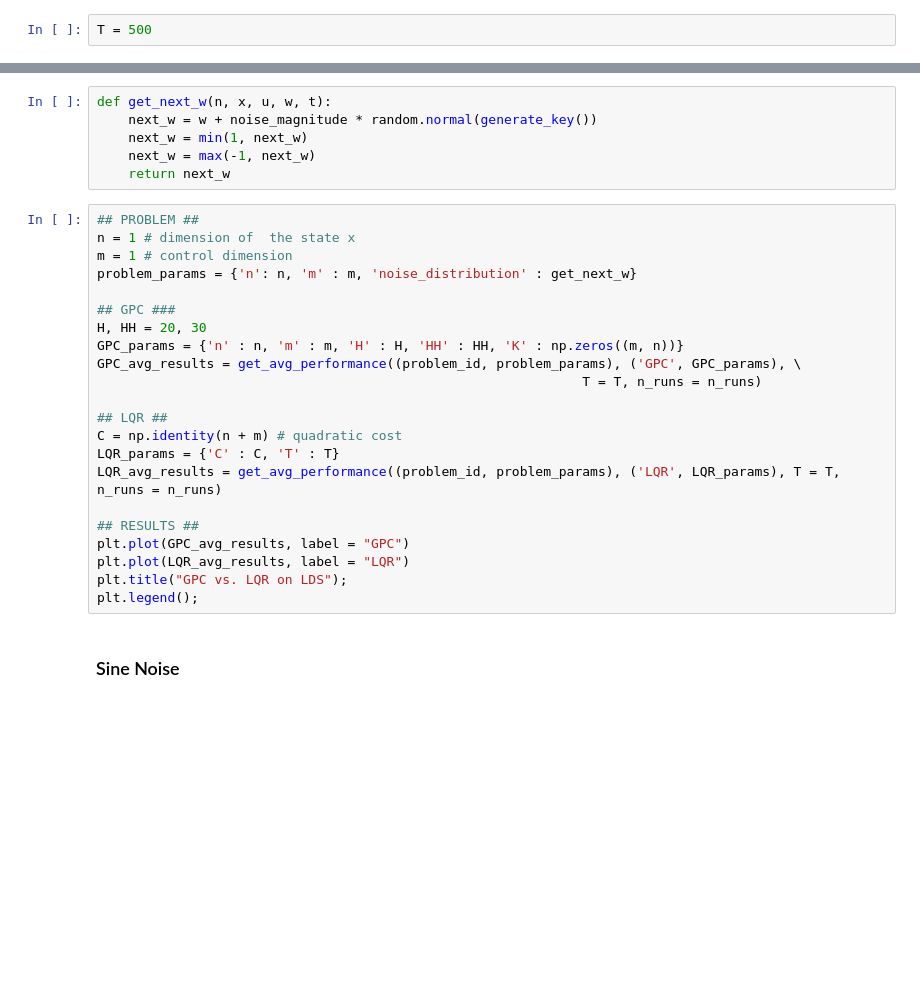
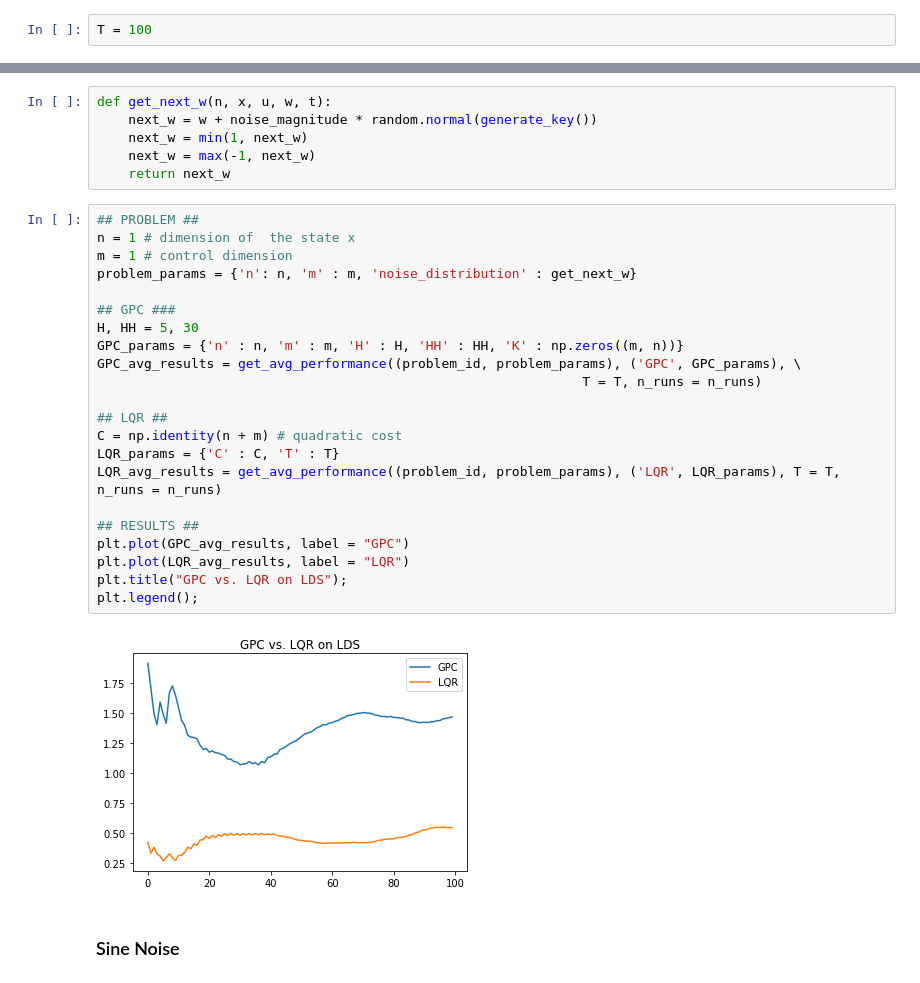
Before and after one commit to MinRegret/TigerControl, a Jupyter notebook: tutorials/notebooks/GPC for Dynamical Systems.ipynb, the cells around one changed output, grey strips where cells are left out. Cells and saved outputs as stored; diff of their text form; blank space fills up the shorter version.

```diff
--- a/tutorials/notebooks/GPC for Dynamical Systems.ipynb
+++ b/tutorials/notebooks/GPC for Dynamical Systems.ipynb
@@ -158,7 +158,7 @@ plt.legend();
 # %% [markdown]
 In the first setting, the noise terms are $w_{t+1} ∼ N(w_t,0.3^2)$, and are then clipped to the range [−1, 1].
 # %%
-T = 500
+T = 100
 # %%
 noise_magnitude = 0.3
 # %%
@@ -170,25 +170,27 @@ def get_next_w(n, x, u, w, t):
 # %%
 ## PROBLEM ##
 n = 1 # dimension of  the state x
 m = 1 # control dimension
 problem_params = {'n': n, 'm' : m, 'noise_distribution' : get_next_w}
 
 ## GPC ###
-H, HH = 20, 30
+H, HH = 5, 30
 GPC_params = {'n' : n, 'm' : m, 'H' : H, 'HH' : HH, 'K' : np.zeros((m, n))}
 GPC_avg_results = get_avg_performance((problem_id, problem_params), ('GPC', GPC_params), \
                                                               T = T, n_runs = n_runs)
 
 ## LQR ##
 C = np.identity(n + m) # quadratic cost
 LQR_params = {'C' : C, 'T' : T}
 LQR_avg_results = get_avg_performance((problem_id, problem_params), ('LQR', LQR_params), T = T, n_runs = n_runs)
 
 ## RESULTS ##
 plt.plot(GPC_avg_results, label = "GPC")
 plt.plot(LQR_avg_results, label = "LQR")
 plt.title("GPC vs. LQR on LDS");
 plt.legend();
+# %% [output]
+[figure, added]
 # %% [markdown]
 ### Sine Noise
 # %% [markdown]
```
Also changed, not shown: parts of 1 cell of this notebook.
